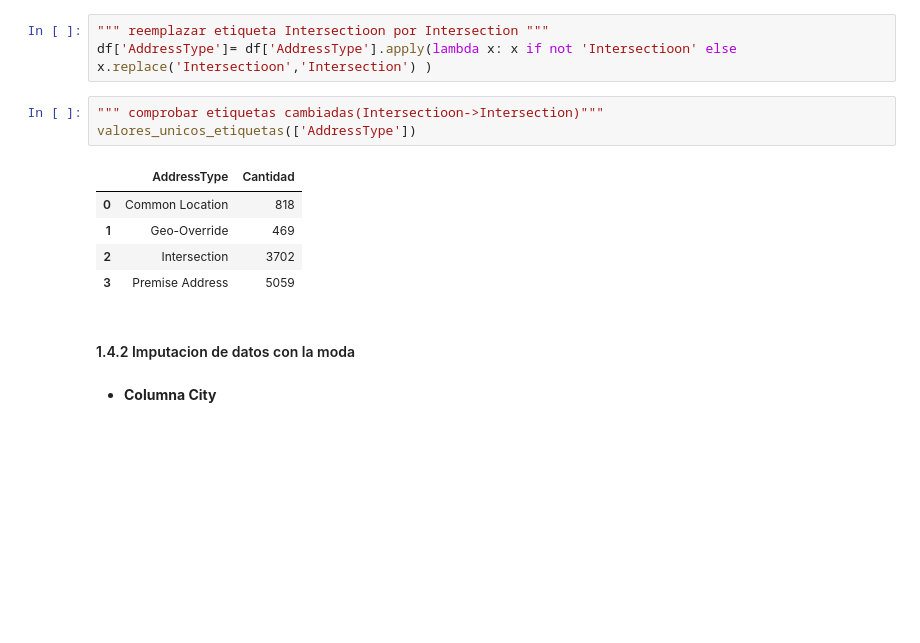
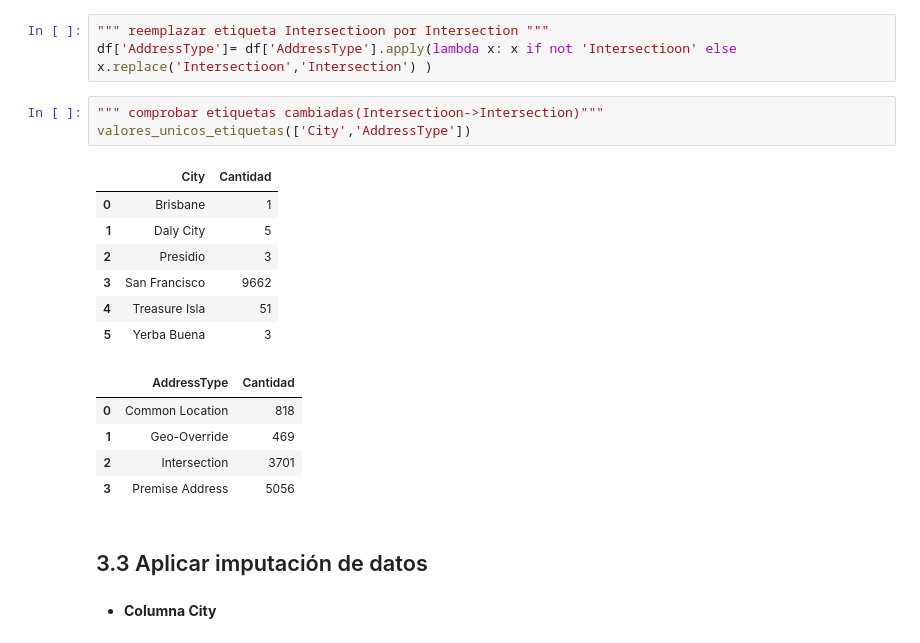
Before and after one commit to soyMA05/MineriaP2Lab2, a Jupyter notebook: [NRC_6292]_MiguelCastillo_Lab2Unidad2.ipynb, the cells around one changed output. Drawn from its saved outputs; the diff is of its cells as text; blank space fills up the shorter version.

Commit message:
Estandarizacion de etiquetas en City y Disposition

```diff
--- a/[NRC_6292]_MiguelCastillo_Lab2Unidad2.ipynb
+++ b/[NRC_6292]_MiguelCastillo_Lab2Unidad2.ipynb
@@ -459,15 +443,22 @@ valores_unicos_etiquetas(['AddressType'])
 df['AddressType']= df['AddressType'].apply(lambda x: x if not 'Intersectioon' else x.replace('Intersectioon','Intersection') )
 # %%
 """ comprobar etiquetas cambiadas(Intersectioon->Intersection)"""
-valores_unicos_etiquetas(['AddressType'])
+valores_unicos_etiquetas(['City','AddressType'])
 # %% [output]
-|  | AddressType | Cantidad |
-| 0 | Common Location | 818 |
-| 1 | Geo-Override | 469 |
-| 2 | Intersection | 3702 |
-| 3 | Premise Address | 5059 |
+|  | City | Cantidad |
+| 0 | Brisbane | 1 |
+| 1 | Daly City | 5 |
+| 2 | Presidio | 3 |
+| 3 | San Francisco | 9662 |
+| 4 | Treasure Isla | 51 |
+| 5 | Yerba Buena | 3 |
+|  | AddressType | Cantidad |
+| 0 | Common Location | 818 |
+| 1 | Geo-Override | 469 |
+| 2 | Intersection | 3701 |
+| 3 | Premise Address | 5056 |
 # %% [markdown]
-#### 1.4.2 Imputacion de datos con la moda
+## 3.3 Aplicar imputación de datos
 # %% [markdown]
 * **Columna City**
 # %%
```
Also changed, not shown: parts of 11 cells of this notebook.
